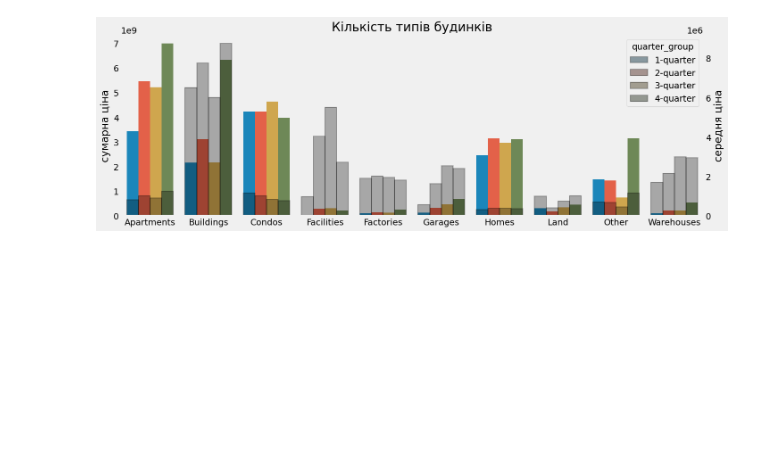
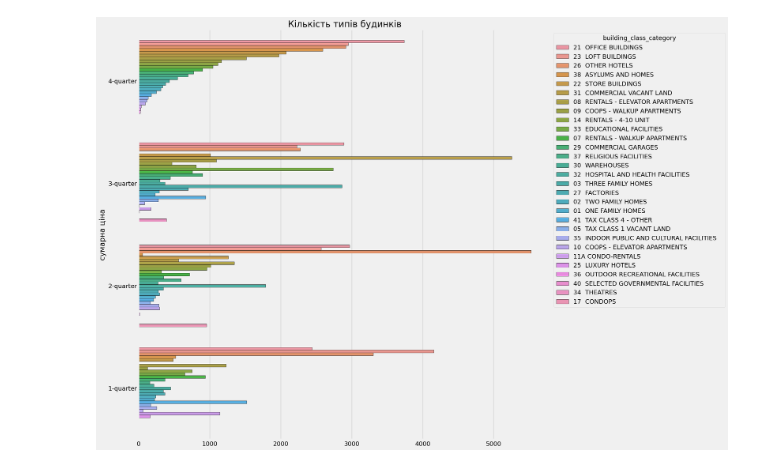
Before and after one commit to HarlamovGarik/dsml, a Jupyter notebook: Lab2/main.ipynb, the cells around one changed output. Saved outputs shown, nothing was run; the diff lists cells and outputs as text; code cells hidden in the pictures; blank space fills up the shorter version.

```diff
--- a/Lab2/main.ipynb
+++ b/Lab2/main.ipynb
@@ -27,10 +1,14 @@ data_building_class = filter_data.groupby(["building_class_at_present"]).count()
 # %%
 import re
 import os
-
+import pandas as pd
+import seaborn as sns
+from matplotlib import pyplot as plt
+import matplotlib
+matplotlib.style.use('fivethirtyeight')
 DIR_PATH = "dataset/rollingsales/"
 datas = []
-CLEAN =["apart_ment_number","zip_code","block","lot","ease_ment","address","residential_units","commercial_units", "total_units",]
+CLEAN =["apart_ment_number","zip_code","block","lot","ease_ment","address","residential_units","commercial_units"]
 def find_path(value: str):
     return re.search("(?<=_)(.*?)(?=\.)", value).group(0)
 
@@ -53,11 +31,15 @@ for path in os.listdir(DIR_PATH):
                     data.columns]
     data.borough = borough_name
     purified_data = data.drop(CLEAN,axis=1)
-    filtered_data = purified_data[(purified_data.sale_price != None) & (purified_data.sale_date != None)]
-    datas.append(filtered_data)
+    filtered_data = purified_data[(purified_data.total_units >0) & (purified_data.land_square_feet > 0)]
+    filtered_data['quantile'] = pd.qcut(filtered_data.sale_price, 10, labels=False, duplicates='drop')
+    good = filtered_data[(filtered_data['quantile'] > 0) & (filtered_data['quantile'] < 10)]
+    datas.append(good)
 
 datas = pd.concat(datas)
 datas.insert(3, "type_building", [build_type_category(category) for category in datas.building_class_category.to_list()])
 datas.insert(len(datas.columns)-1, "quarter_group", [str(value.quarter) + "-quarter" for value in datas.sale_date.to_list()])
+datas['price_per_feet'] = datas.sale_price / datas.land_square_feet
+datas = datas[datas['price_per_feet'] > 0]
 datas
 # %% [output]
@@ -131,27 +118,20 @@ group_by_max_sale_quarter_count
 # %%
-group_by_type_building = datas.groupby(["quarter_group","type_building"], as_index=False)
-fig, ax=plt.subplots(figsize=(15,5))
-group_by_type_building_mean = group_by_type_building.mean()
-group_by_type_building_sum = group_by_type_building.sum()
+group_by_type_building = datas.groupby(["quarter_group","building_class_category"], as_index=False)
+fig, ax=plt.subplots(figsize=(15,16))
+group_by_type_building_sum = group_by_type_building.mean().sort_values(["quarter_group","price_per_feet"], ascending=False)
 ax=sns.barplot(data=group_by_type_building_sum,
-                x=group_by_type_building_sum.type_building,
-                y=group_by_type_building_sum.sale_price,
-                hue=group_by_type_building_sum.quarter_group,
-                zorder=2)
-ax2 = ax.twinx()
-ax2=sns.barplot(data=group_by_type_building_mean,
-                x=group_by_type_building_mean.type_building,
-                y=group_by_type_building_mean.sale_price,
-                hue=group_by_type_building_mean.quarter_group,
+                y=group_by_type_building_sum.quarter_group,
+                x=group_by_type_building_sum.price_per_feet,
+                hue=group_by_type_building_sum.building_class_category,
                 zorder=2,
-                palette=['black','black','black','black'],
-                alpha=0.3,
                 edgecolor="black",
-                linewidth=1.5)
+                linewidth=0.5,
+                antialiased=True,
+                capsize=.4,
+                )
 ax.set(title="Кількість типів будинків", xlabel=None, ylabel="сумарна ціна")
-ax2.set(xlabel=None, ylabel="середня ціна")
-ax.grid(False)
-ax2.grid(False)
+
+sns.move_legend(ax, "upper left", bbox_to_anchor=(1, 1))
 # %% [output]
-[figure, old version]
+[figure, new version]
 # %%
```
Also changed, not shown: parts of 10 cells of this notebook, 1 other file.
